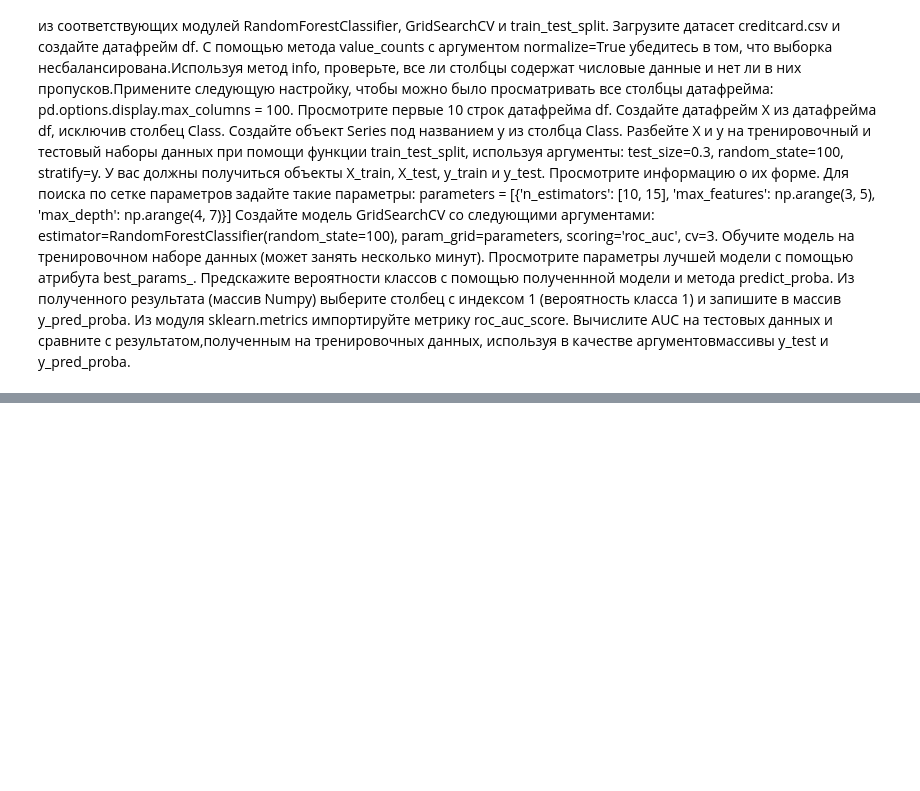
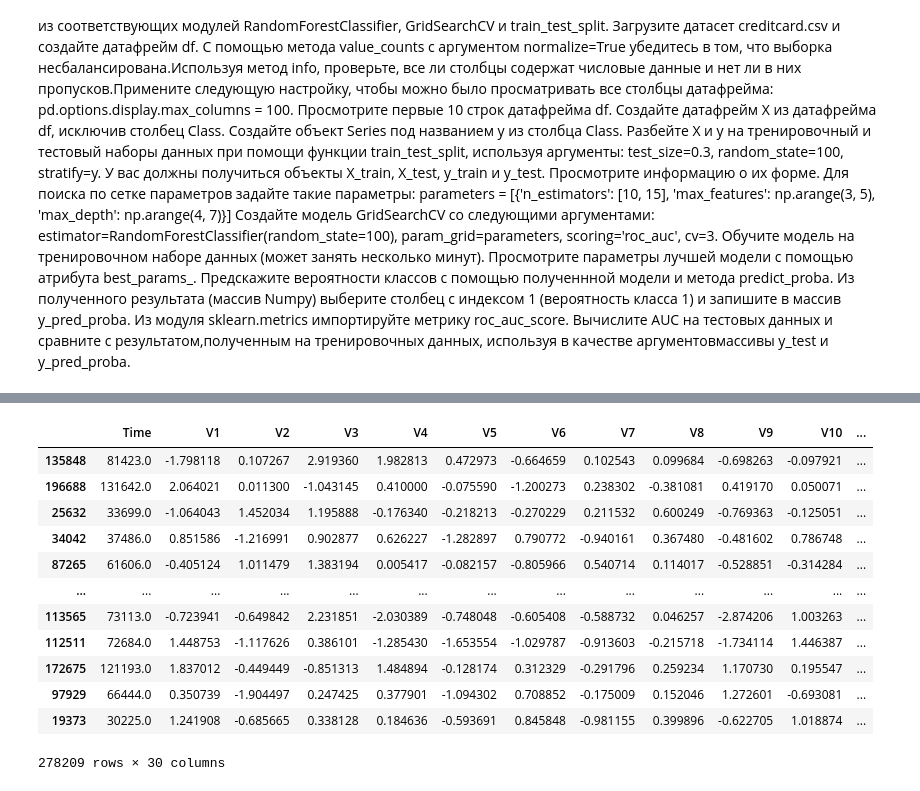
Before and after one commit to bzfrmt/jupyter, a Jupyter notebook: Lesson6.ipynb, the cells around one changed output, grey strips where cells are left out. Drawn from its saved outputs; the diff is of its cells as text; code cells hidden in the pictures; blank space fills up the shorter version.

```diff
--- a/Lesson6.ipynb
+++ b/Lesson6.ipynb
@@ -315,5 +315,6 @@ cv=3.
 Вычислите AUC на тестовых данных и сравните с результатом,полученным на тренировочных данных, используя в качестве аргументовмассивы y_test и y_pred_proba.
 # %%
 df = pd.read_csv('creditcard.csv')
+pd.options.display.max_columns = 100
 df.head(10)
 # %% [output]
@@ -320,0 +359,3 @@ FileNotFoundError: [Errno 2] File creditcard.csv does not exist: 'creditcard.csv
+# %%
+X=df.drop(['Class'],axis=1)
+X.head()
@@ -320,0 +369,3 @@ FileNotFoundError: [Errno 2] File creditcard.csv does not exist: 'creditcard.csv
+# %%
+y=pd.Series(df['Class'])
+y
@@ -320,0 +385,18 @@ FileNotFoundError: [Errno 2] File creditcard.csv does not exist: 'creditcard.csv
+# %%
+X_train, X_test, y_train, y_test = train_test_split(X, y, test_size=0.3, random_state=100, stratify=y)
+# %%
+X_test
+# %% [output]
+|  | Time | V1 | V2 | V3 | V4 | V5 | V6 | V7 | V8 | V9 | V10 | ... |
+| 135848 | 81423.0 | -1.798118 | 0.107267 | 2.919360 | 1.982813 | 0.472973 | -0.664659 | 0.102543 | 0.099684 | -0.698263 | -0.097921 | ... |
+| 196688 | 131642.0 | 2.064021 | 0.011300 | -1.043145 | 0.410000 | -0.075590 | -1.200273 | 0.238302 | -0.381081 | 0.419170 | 0.050071 | ... |
+| 25632 | 33699.0 | -1.064043 | 1.452034 | 1.195888 | -0.176340 | -0.218213 | -0.270229 | 0.211532 | 0.600249 | -0.769363 | -0.125051 | ... |
+| 34042 | 37486.0 | 0.851586 | -1.216991 | 0.902877 | 0.626227 | -1.282897 | 0.790772 | -0.940161 | 0.367480 | -0.481602 | 0.786748 | ... |
+| 87265 | 61606.0 | -0.405124 | 1.011479 | 1.383194 | 0.005417 | -0.082157 | -0.805966 | 0.540714 | 0.114017 | -0.528851 | -0.314284 | ... |
+| ... | ... | ... | ... | ... | ... | ... | ... | ... | ... | ... | ... | ... |
+| 113565 | 73113.0 | -0.723941 | -0.649842 | 2.231851 | -2.030389 | -0.748048 | -0.605408 | -0.588732 | 0.046257 | -2.874206 | 1.003263 | ... |
+| 112511 | 72684.0 | 1.448753 | -1.117626 | 0.386101 | -1.285430 | -1.653554 | -1.029787 | -0.913603 | -0.215718 | -1.734114 | 1.446387 | ... |
+| 172675 | 121193.0 | 1.837012 | -0.449449 | -0.851313 | 1.484894 | -0.128174 | 0.312329 | -0.291796 | 0.259234 | 1.170730 | 0.195547 | ... |
+| 97929 | 66444.0 | 0.350739 | -1.904497 | 0.247425 | 0.377901 | -1.094302 | 0.708852 | -0.175009 | 0.152046 | 1.272601 | -0.693081 | ... |
+| 19373 | 30225.0 | 1.241908 | -0.685665 | 0.338128 | 0.184636 | -0.593691 | 0.845848 | -0.981155 | 0.399896 | -0.622705 | 1.018874 | ... |
+278209 rows × 30 columns
```
Also changed, not shown: parts of 19 cells of this notebook, 1 other file.
